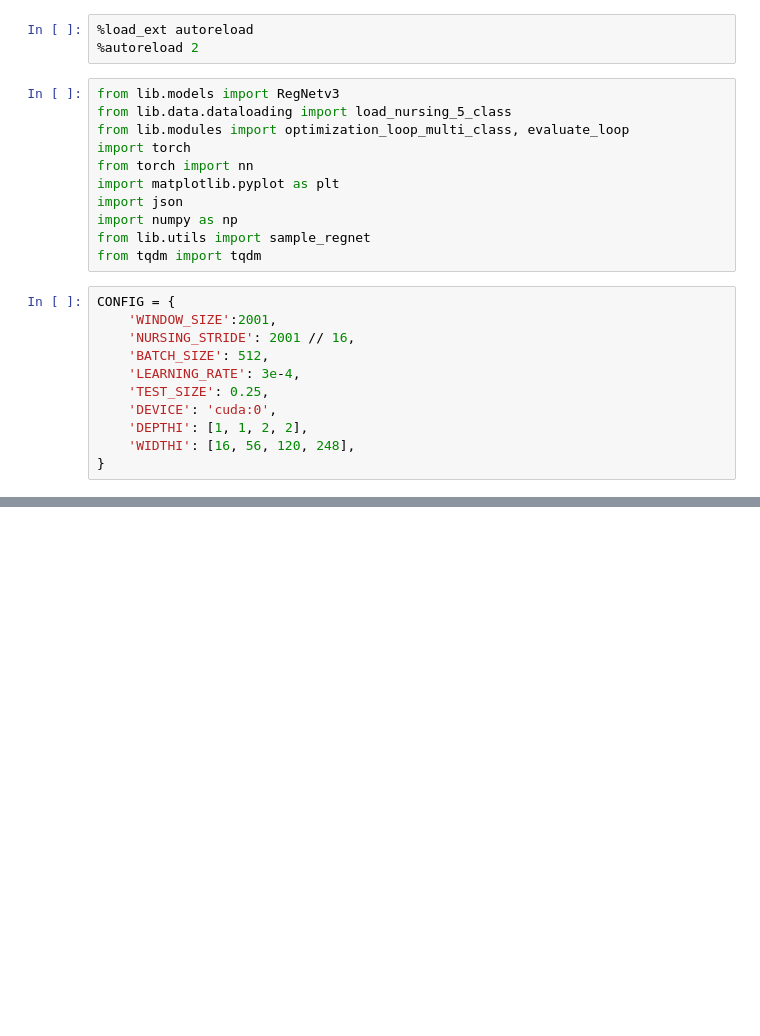
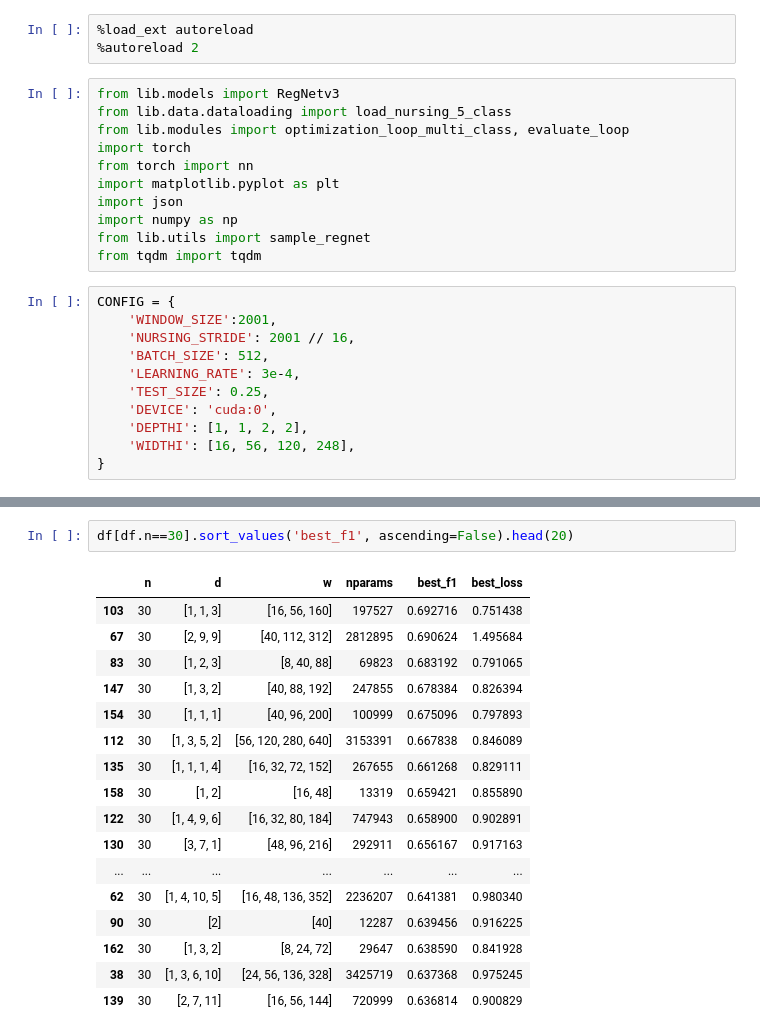
Before and after one commit to Musa-Azeem/eating-detection, a Jupyter notebook: data_aug.ipynb, the cells around one changed output, grey strips where cells are left out. Drawn from its saved outputs; the diff is of its cells as text; blank space fills up the shorter version.

```diff
--- a/data_aug.ipynb
+++ b/data_aug.ipynb
@@ -30,0 +60,20 @@ len(nurses)
+# %%
+df[df.n==30].sort_values('best_f1', ascending=False).head(20)
+# %% [output]
+|  | n | d | w | nparams | best_f1 | best_loss |
+| 103 | 30 | [1, 1, 3] | [16, 56, 160] | 197527 | 0.692716 | 0.751438 |
+| 67 | 30 | [2, 9, 9] | [40, 112, 312] | 2812895 | 0.690624 | 1.495684 |
+| 83 | 30 | [1, 2, 3] | [8, 40, 88] | 69823 | 0.683192 | 0.791065 |
+| 147 | 30 | [1, 3, 2] | [40, 88, 192] | 247855 | 0.678384 | 0.826394 |
+| 154 | 30 | [1, 1, 1] | [40, 96, 200] | 100999 | 0.675096 | 0.797893 |
+| 112 | 30 | [1, 3, 5, 2] | [56, 120, 280, 640] | 3153391 | 0.667838 | 0.846089 |
+| 135 | 30 | [1, 1, 1, 4] | [16, 32, 72, 152] | 267655 | 0.661268 | 0.829111 |
+| 158 | 30 | [1, 2] | [16, 48] | 13319 | 0.659421 | 0.855890 |
+| 122 | 30 | [1, 4, 9, 6] | [16, 32, 80, 184] | 747943 | 0.658900 | 0.902891 |
+| 130 | 30 | [3, 7, 1] | [48, 96, 216] | 292911 | 0.656167 | 0.917163 |
+| ... | ... | ... | ... | ... | ... | ... |
+| 62 | 30 | [1, 4, 10, 5] | [16, 48, 136, 352] | 2236207 | 0.641381 | 0.980340 |
+| 90 | 30 | [2] | [40] | 12287 | 0.639456 | 0.916225 |
+| 162 | 30 | [1, 3, 2] | [8, 24, 72] | 29647 | 0.638590 | 0.841928 |
+| 38 | 30 | [1, 3, 6, 10] | [24, 56, 136, 328] | 3425719 | 0.637368 | 0.975245 |
+| 139 | 30 | [2, 7, 11] | [16, 56, 144] | 720999 | 0.636814 | 0.900829 |
```
Also changed, not shown: parts of 7 cells of this notebook, 5 other files.
